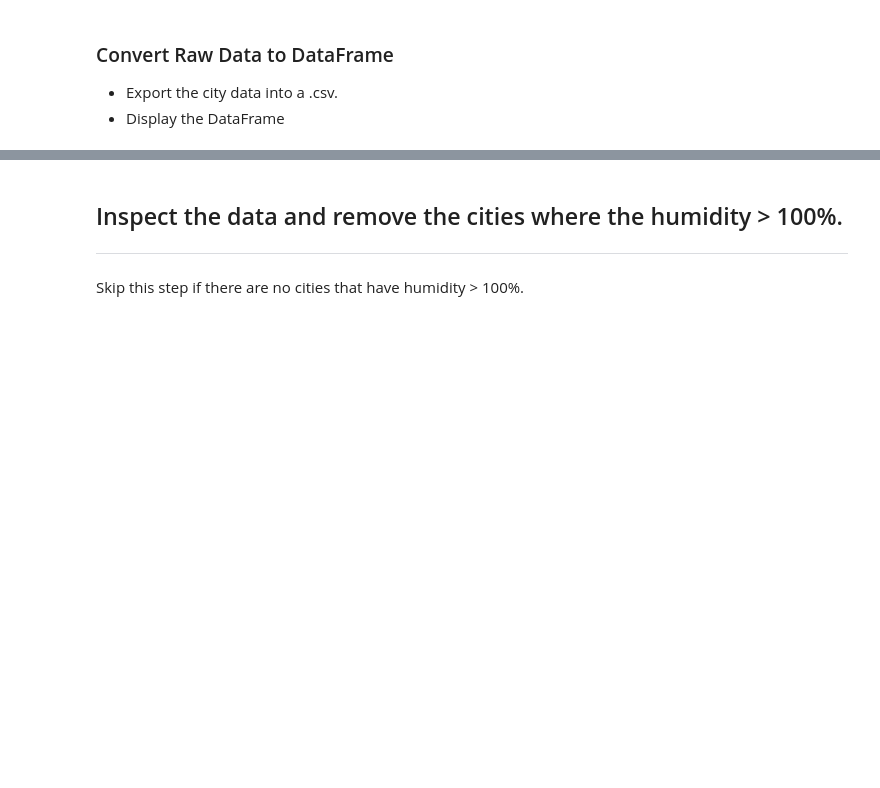
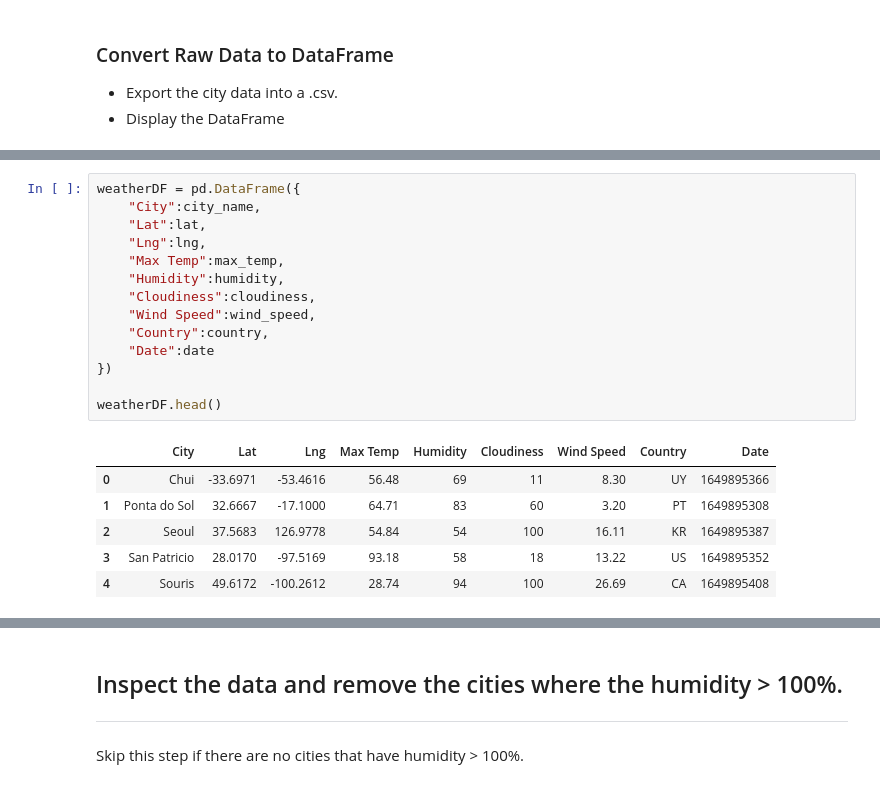
Before and after one commit to isidhu09/python-api-challenge, a Jupyter notebook: WeatherPy/WeatherPy.ipynb, the cells around one changed output, grey strips where cells are left out. Cells and saved outputs as stored; diff of their text form; blank space fills up the shorter version.

```diff
--- a/WeatherPy/WeatherPy.ipynb
+++ b/WeatherPy/WeatherPy.ipynb
@@ -103,0 +132,21 @@ Data Retrieval Complete
+# %%
+weatherDF = pd.DataFrame({
+    "City":city_name,
+    "Lat":lat,
+    "Lng":lng,
+    "Max Temp":max_temp,
+    "Humidity":humidity,
+    "Cloudiness":cloudiness,
+    "Wind Speed":wind_speed,
+    "Country":country,
+    "Date":date
+})
+
+weatherDF.head()
+# %% [output]
+|  | City | Lat | Lng | Max Temp | Humidity | Cloudiness | Wind Speed | Country | Date |
+| 0 | Chui | -33.6971 | -53.4616 | 56.48 | 69 | 11 | 8.30 | UY | 1649895366 |
+| 1 | Ponta do Sol | 32.6667 | -17.1000 | 64.71 | 83 | 60 | 3.20 | PT | 1649895308 |
+| 2 | Seoul | 37.5683 | 126.9778 | 54.84 | 54 | 100 | 16.11 | KR | 1649895387 |
+| 3 | San Patricio | 28.0170 | -97.5169 | 93.18 | 58 | 18 | 13.22 | US | 1649895352 |
+| 4 | Souris | 49.6172 | -100.2612 | 28.74 | 94 | 100 | 26.69 | CA | 1649895408 |
```
Also changed, not shown: parts of 23 cells of this notebook, 1 other file.
